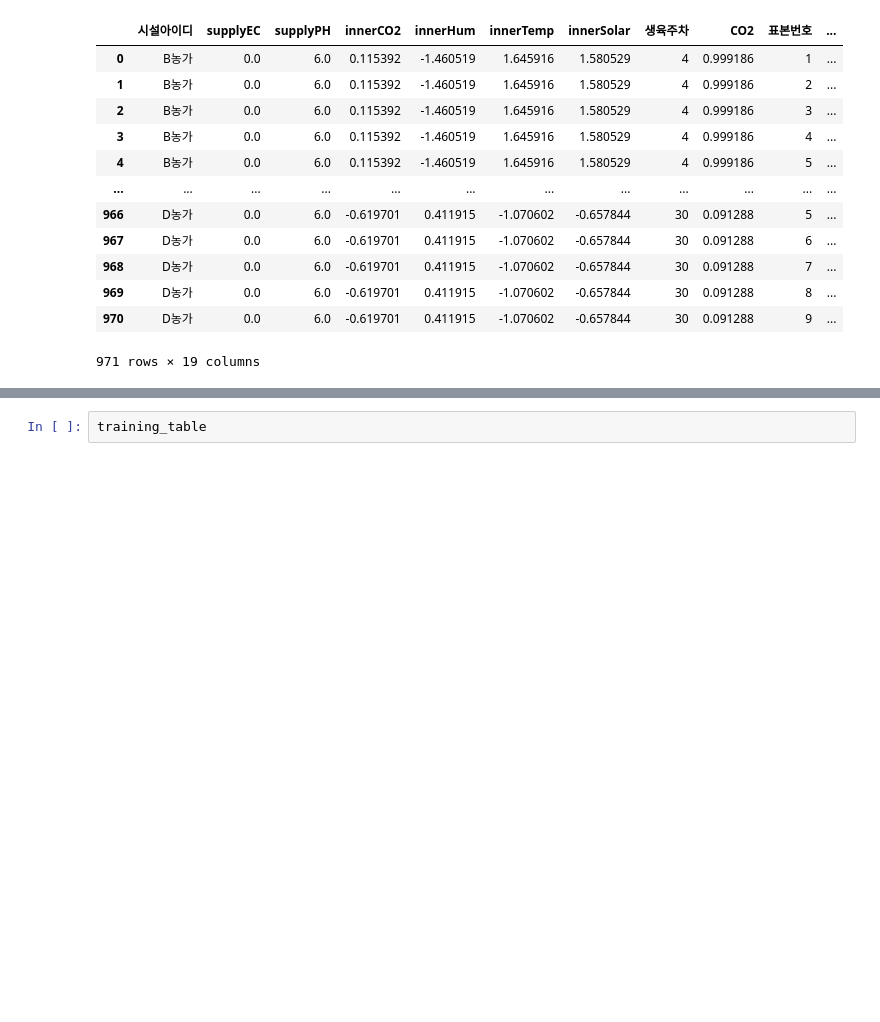
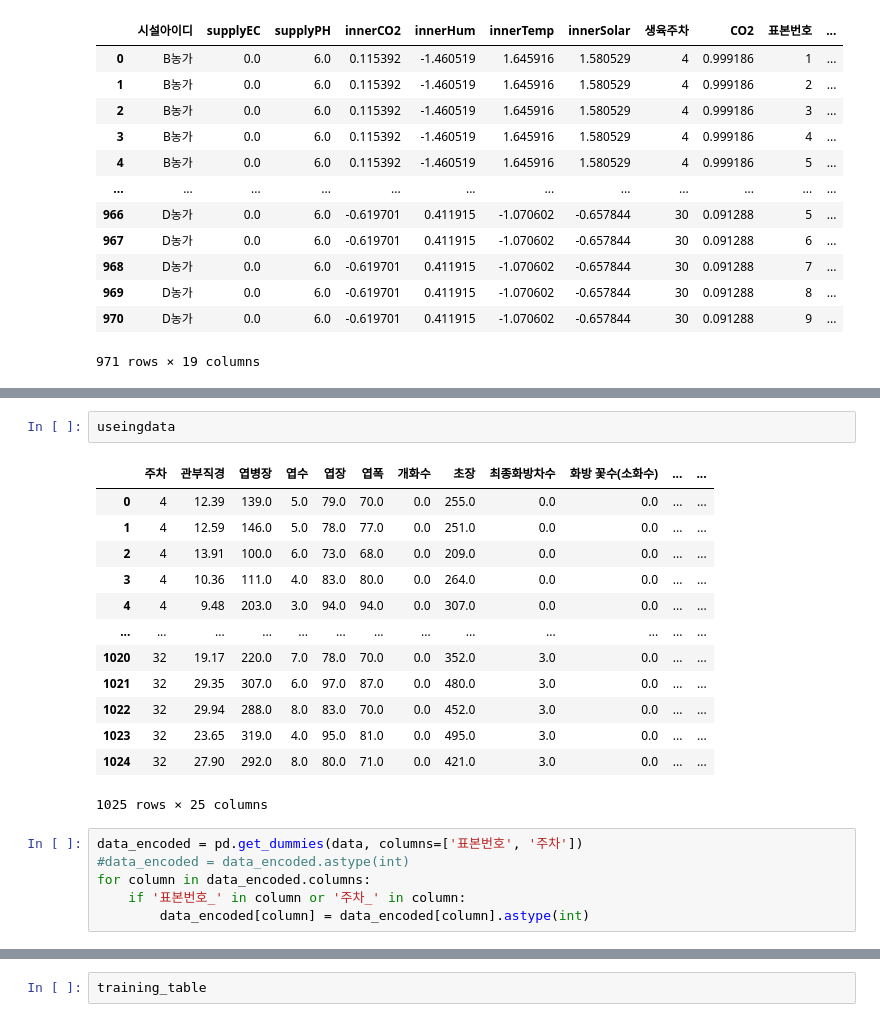
Before and after one commit to CodeArt-Team/MLcompetetion, a Jupyter notebook: BerryMachineLearning/input정제_Kang.ipynb, the cells around one changed output, grey strips where cells are left out. Saved outputs shown, nothing was run; the diff lists cells and outputs as text; blank space fills up the shorter version.

```diff
--- a/BerryMachineLearning/input정제_Kang.ipynb
+++ b/BerryMachineLearning/input정제_Kang.ipynb
@@ -1059,0 +1055,22 @@ scaledata
+# %%
+useingdata
+# %% [output]
+|  | 주차 | 관부직경 | 엽병장 | 엽수 | 엽장 | 엽폭 | 개화수 | 초장 | 최종화방차수 | 화방 꽃수(소화수) | ... | ... |
+| 0 | 4 | 12.39 | 139.0 | 5.0 | 79.0 | 70.0 | 0.0 | 255.0 | 0.0 | 0.0 | ... | ... |
+| 1 | 4 | 12.59 | 146.0 | 5.0 | 78.0 | 77.0 | 0.0 | 251.0 | 0.0 | 0.0 | ... | ... |
+| 2 | 4 | 13.91 | 100.0 | 6.0 | 73.0 | 68.0 | 0.0 | 209.0 | 0.0 | 0.0 | ... | ... |
+| 3 | 4 | 10.36 | 111.0 | 4.0 | 83.0 | 80.0 | 0.0 | 264.0 | 0.0 | 0.0 | ... | ... |
+| 4 | 4 | 9.48 | 203.0 | 3.0 | 94.0 | 94.0 | 0.0 | 307.0 | 0.0 | 0.0 | ... | ... |
+| ... | ... | ... | ... | ... | ... | ... | ... | ... | ... | ... | ... | ... |
+| 1020 | 32 | 19.17 | 220.0 | 7.0 | 78.0 | 70.0 | 0.0 | 352.0 | 3.0 | 0.0 | ... | ... |
+| 1021 | 32 | 29.35 | 307.0 | 6.0 | 97.0 | 87.0 | 0.0 | 480.0 | 3.0 | 0.0 | ... | ... |
+| 1022 | 32 | 29.94 | 288.0 | 8.0 | 83.0 | 70.0 | 0.0 | 452.0 | 3.0 | 0.0 | ... | ... |
+| 1023 | 32 | 23.65 | 319.0 | 4.0 | 95.0 | 81.0 | 0.0 | 495.0 | 3.0 | 0.0 | ... | ... |
+| 1024 | 32 | 27.90 | 292.0 | 8.0 | 80.0 | 71.0 | 0.0 | 421.0 | 3.0 | 0.0 | ... | ... |
+1025 rows × 25 columns
+# %%
+data_encoded = pd.get_dummies(data, columns=['표본번호', '주차'])
+#data_encoded = data_encoded.astype(int)
+for column in data_encoded.columns:
+    if '표본번호_' in column or '주차_' in column:
+        data_encoded[column] = data_encoded[column].astype(int)
```
Also changed, not shown: parts of 26 cells of this notebook.
